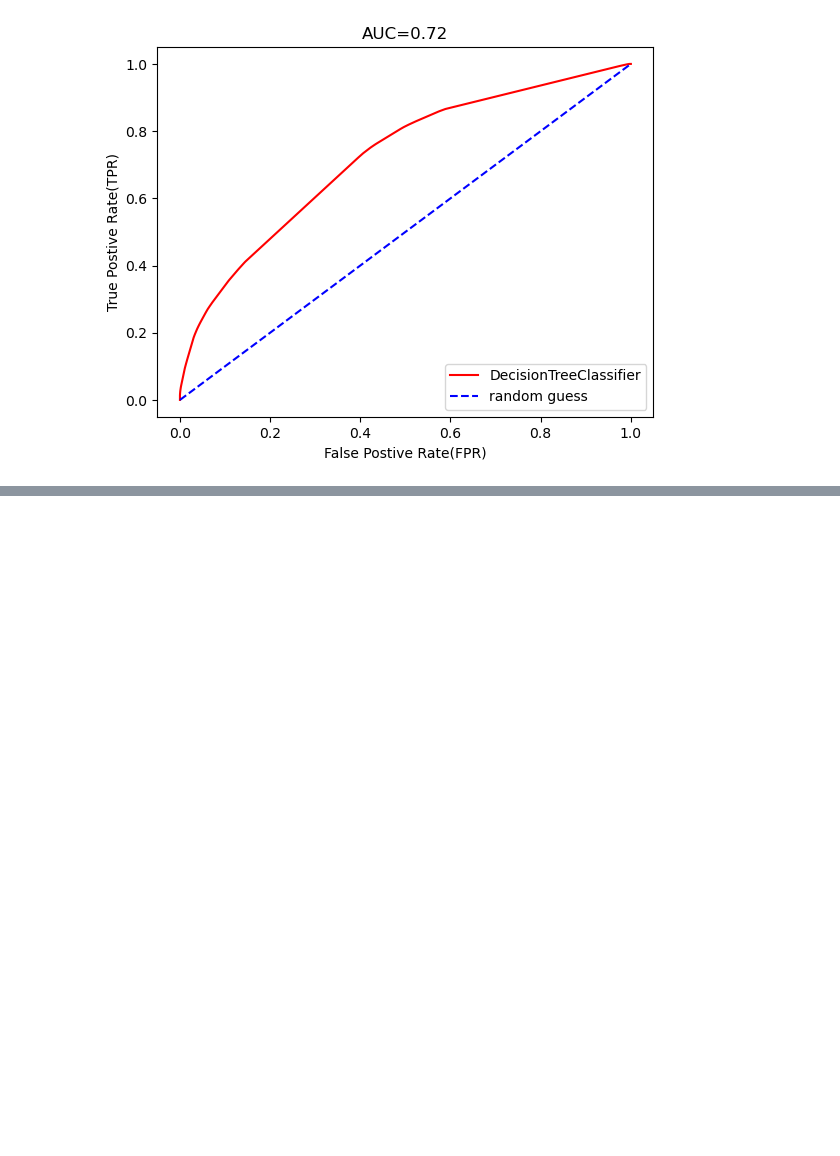
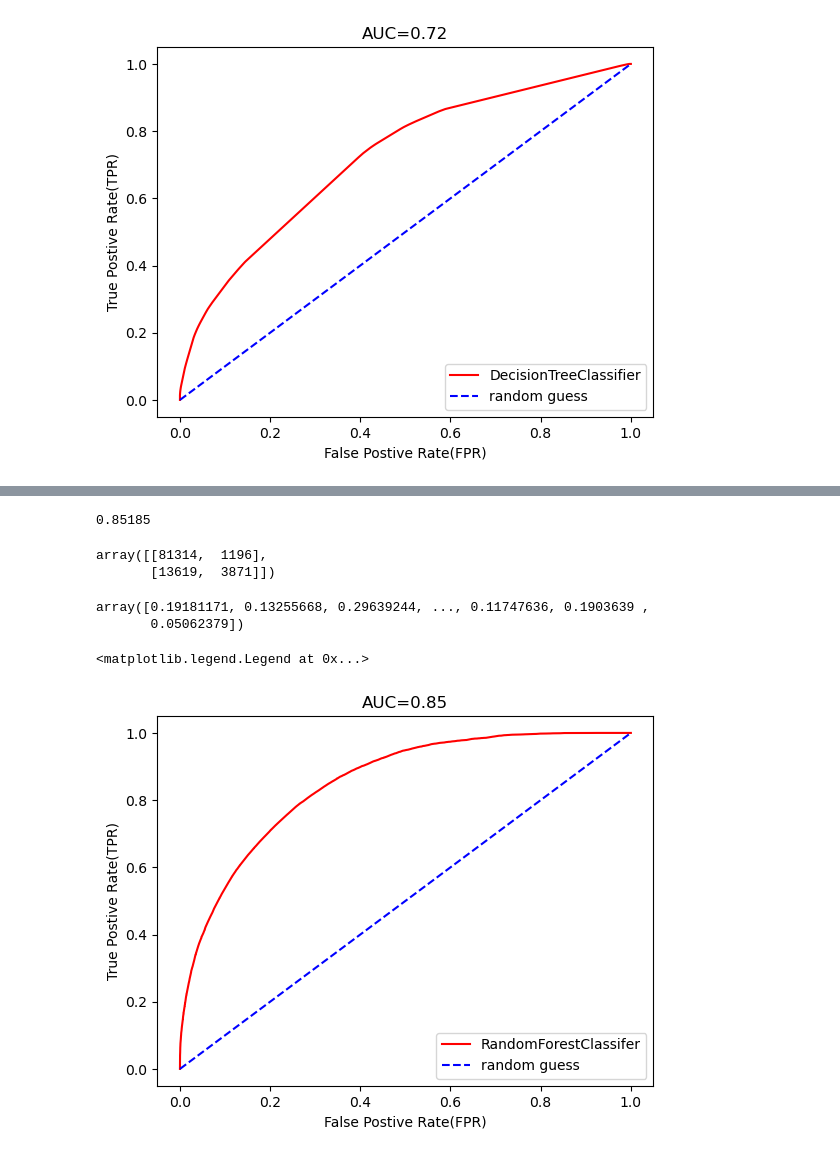
Before and after one commit to LeeHyungSeop/Basic_DataScience, a Jupyter notebook: 13_Machine_Learning_KICT/12_온라인광고_클릭예측.ipynb, the cells around one changed output, grey strips where cells are left out. Drawn from its saved outputs; the diff is of its cells as text; code cells hidden in the pictures; blank space fills up the shorter version.

Commit message:
Decision Tree & RandomForest Studying

```diff
--- a/13_Machine_Learning_KICT/12_온라인광고_클릭예측.ipynb
+++ b/13_Machine_Learning_KICT/12_온라인광고_클릭예측.ipynb
@@ -225,0 +305,2 @@ plt.legend(loc='lower right')
+# %%
+random_forest_best = grid_search.best_estimator_
@@ -225,0 +312,34 @@ plt.legend(loc='lower right')
+# %%
+accuracy_score(y_test, y_pred)
+# %% [output]
+0.85185
+# %%
+confusion_matrix(y_test, y_pred)
+# %% [output]
+array([[81314,  1196],
+       [13619,  3871]])
+# %%
+y_pred_proba = random_forest_best.predict_proba(X_test)[:, 1]
+y_pred_proba
+# %% [output]
+array([0.19181171, 0.13255668, 0.29639244, ..., 0.11747636, 0.1903639 ,
+       0.05062379])
+# %%
+fpr, tpr, thresholds = roc_curve(y_test, y_pred_proba)
+# %%
+auc = roc_auc_score(y_test, y_pred_proba)
+# %%
+import matplotlib.pyplot as plt
+
+plt.plot(fpr, tpr, 'r-', label='RandomForestClassifer')
+plt.plot([0, 1], [0, 1], 'b--', label='random guess')
+plt.xlabel('False Postive Rate(FPR)')
+plt.ylabel('True Postive Rate(TPR)')
+plt.title("AUC={0:.2f}" .format(auc))
+plt.legend(loc='lower right')
+
+# 의사결정트리 모델의 경우 AUC = 0.72 였었다.
+# RandomForestClassifer는 의사결정트리 모델보다 더 좋은 성능을 제공해준다.
+# %% [output]
+<matplotlib.legend.Legend at 0x...>
+[figure, added]
```
Also changed, not shown: parts of 18 cells of this notebook, 2 other files.
